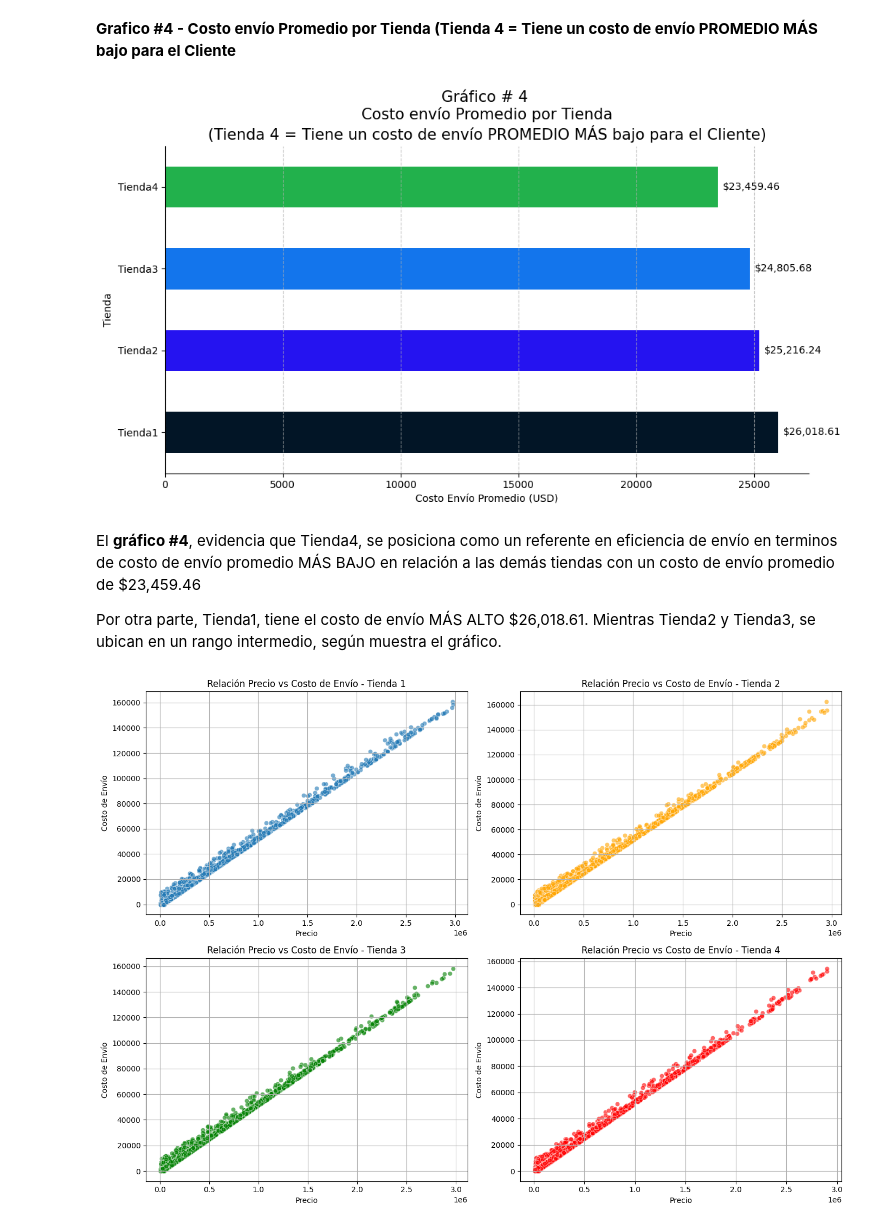
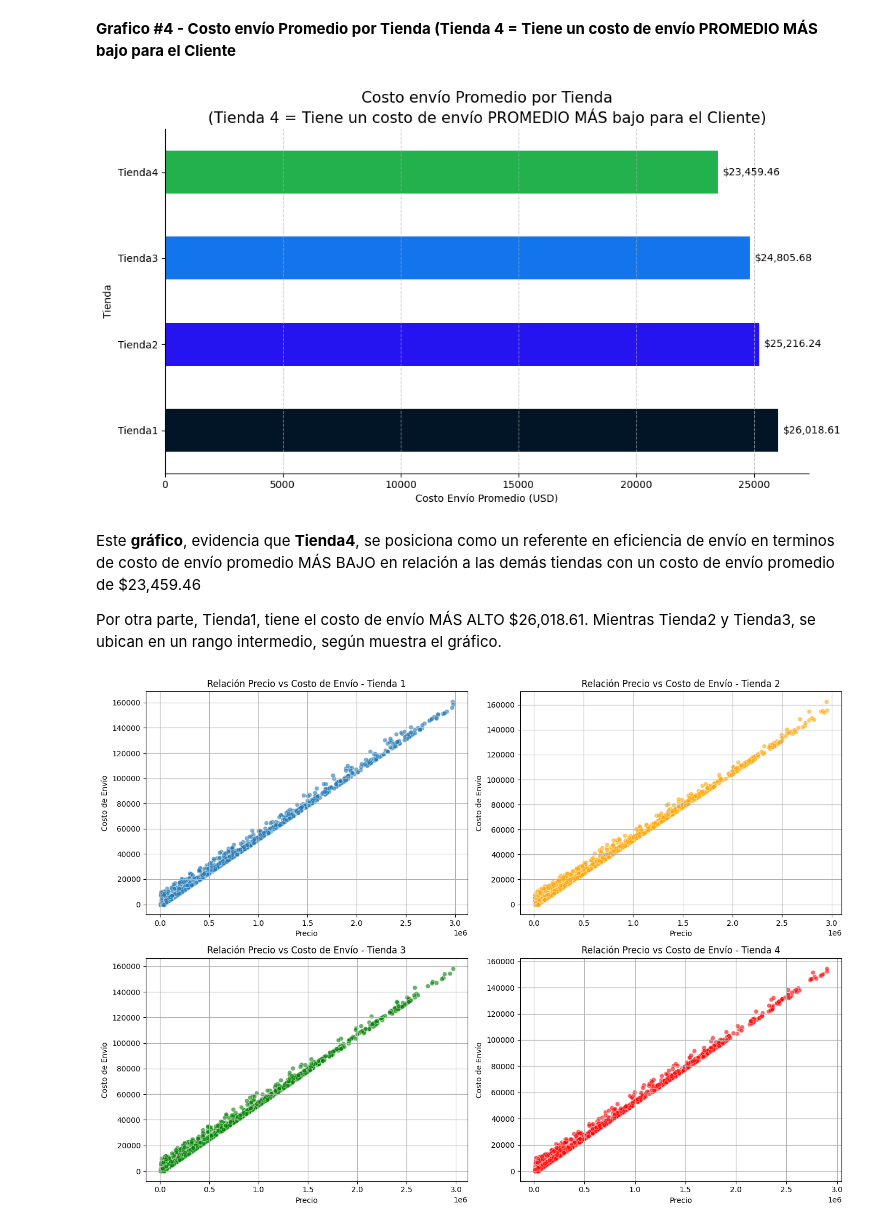
Before and after one commit to jpraden/Challenge-DataScience-AluraLatamStore, a Jupyter notebook: AluraStoreLatam.ipynb, the cells around one changed output. Drawn from its saved outputs; the diff is of its cells as text; code cells hidden in the pictures.

Commit message:
Informe Final Evaluacion tiendas AluraStore

```diff
--- a/AluraStoreLatam.ipynb
+++ b/AluraStoreLatam.ipynb
@@ -987,37 +987,37 @@ colores_bar = ['#021526', '#2513F0', '#1375EC', '#22B14C']
 #Definición de la figura
 plt.figure(figsize=(10, 6))
 
 #Usamos el parámetro 'colores_bar' para aplicar en la paleta
 ax = envio_promedio.plot(kind='barh', color=colores_bar)
 
 #Construcción del grafico (caracteristicas, diseño y datos)
-plt.title('Gráfico # 4 \nCosto envío Promedio por Tienda\n(Tienda 4 = Tiene un costo de envío PROMEDIO MÁS bajo para el Cliente)', fontsize=15)
+plt.title('Costo envío Promedio por Tienda\n(Tienda 4 = Tiene un costo de envío PROMEDIO MÁS bajo para el Cliente)', fontsize=15)
 plt.ylabel('Tienda')
 plt.xlabel('Costo Envío Promedio (USD)')
 plt.yticks(rotation=0) # Mantenemos la etiqueta de la tienda Horizontal
 plt.tight_layout()
 plt.grid(axis='x', linestyle='--', alpha=0.7)
 #plt.grid(axis='y', linestyle='--', alpha=0.7)
 #plt.grid(False)
 
 # Eliminar líneas del cuadro superior y derecho
 ax.spines['top'].set_visible(False)
 ax.spines['right'].set_visible(False)
 
 
 # Añadimos  valores en la parte derecha de cada barra
 for p in ax.patches:
     ax.annotate(f'${p.get_width():,.2f}',
                 (p.get_width(), p.get_y() + p.get_height() / 2.),
                 ha='left', va='center',
                 xytext=(5, 0),
                 textcoords='offset points')
 
 plt.show()
 # %% [output]
-[figure, old version]
+[figure, new version]
 # %% [markdown]
-El **gráfico #4**, evidencia que Tienda4, se posiciona como un referente en eficiencia de envío en terminos de costo de envío promedio MÁS BAJO en relación a las demás tiendas con un costo de envío promedio de $23,459.46
+Este **gráfico**, evidencia que **Tienda4**, se posiciona como un referente en eficiencia de envío en terminos de costo de envío promedio MÁS BAJO en relación a las demás tiendas con un costo de envío promedio de $23,459.46
 
 Por otra parte, Tienda1, tiene el costo de envío MÁS ALTO $26,018.61. Mientras Tienda2 y Tienda3, se ubican en un rango intermedio, según muestra el gráfico.
 # %%
```
Also changed, not shown: parts of 1 cell of this notebook.
